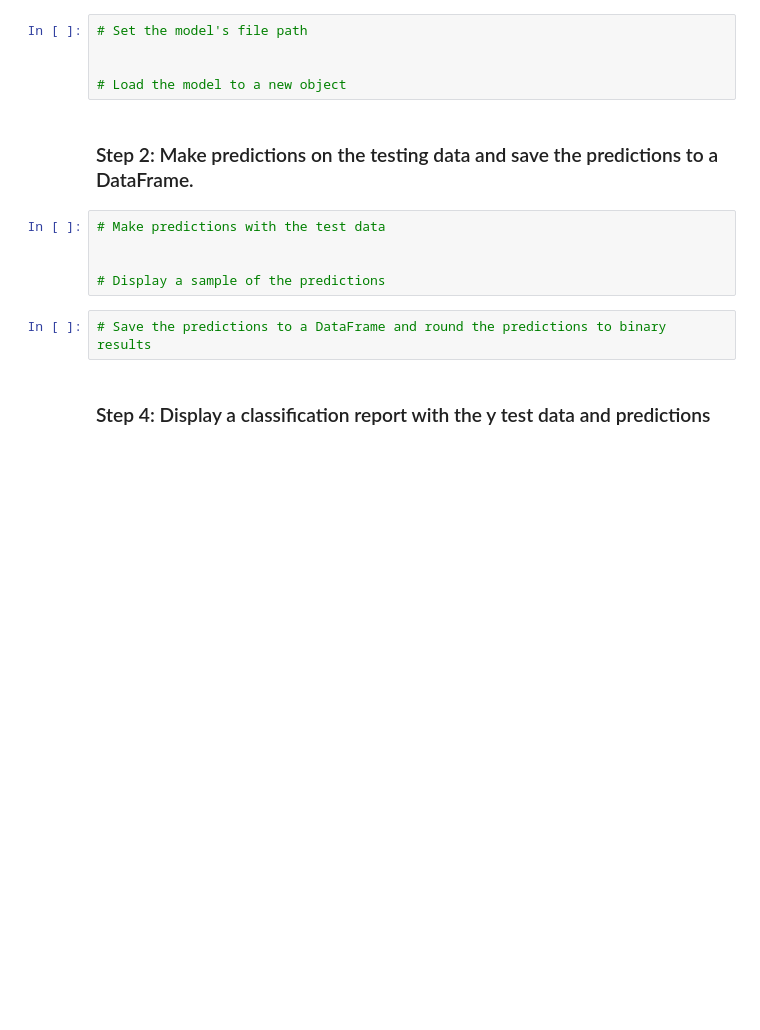
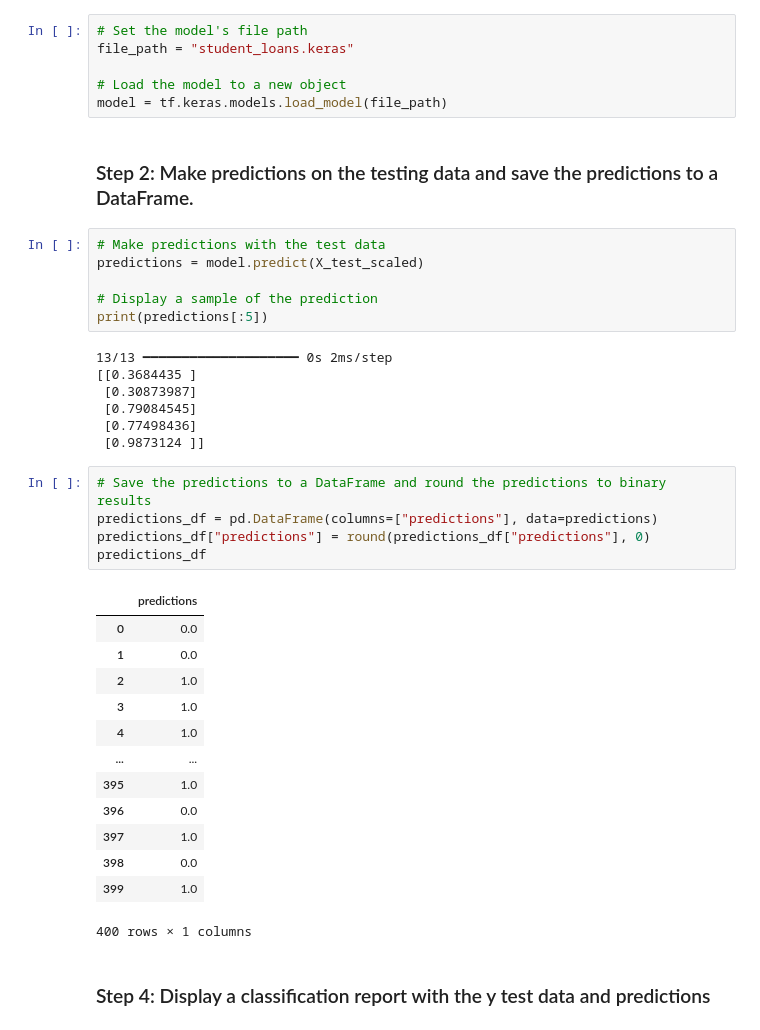
Before and after one commit to Hristy26/neural-network-challenge-1, a Jupyter notebook: student_loans_with_deep_learning.ipynb, the cells around one changed output. Drawn from its saved outputs; the diff is of its cells as text; blank space fills up the shorter version.

```diff
--- a/student_loans_with_deep_learning.ipynb
+++ b/student_loans_with_deep_learning.ipynb
@@ -233,18 +233,44 @@ Loss: 0.5379173159599304, Accuracy: 0.7325000166893005
 ### Step 1: Reload your saved model.
 # %%
 # Set the model's file path
-
+file_path = "student_loans.keras"
 
 # Load the model to a new object
+model = tf.keras.models.load_model(file_path)
 # %% [markdown]
 ### Step 2: Make predictions on the testing data and save the predictions to a DataFrame.
 # %%
 # Make predictions with the test data
+predictions = model.predict(X_test_scaled)
 
-
-# Display a sample of the predictions
+# Display a sample of the prediction
+print(predictions[:5])
+# %% [output]
+13/13 ━━━━━━━━━━━━━━━━━━━━ 0s 2ms/step
+[[0.3684435 ]
+ [0.30873987]
+ [0.79084545]
+ [0.77498436]
+ [0.9873124 ]]
 # %%
 # Save the predictions to a DataFrame and round the predictions to binary results
+predictions_df = pd.DataFrame(columns=["predictions"], data=predictions)
+predictions_df["predictions"] = round(predictions_df["predictions"], 0)
+predictions_df
+# %% [output]
+|  | predictions |
+| 0 | 0.0 |
+| 1 | 0.0 |
+| 2 | 1.0 |
+| 3 | 1.0 |
+| 4 | 1.0 |
+| ... | ... |
+| 395 | 1.0 |
+| 396 | 0.0 |
+| 397 | 1.0 |
+| 398 | 0.0 |
+| 399 | 1.0 |
+400 rows × 1 columns
 # %% [markdown]
 ### Step 4: Display a classification report with the y test data and predictions
 # %%
```
Also changed, not shown: parts of 2 cells of this notebook.
